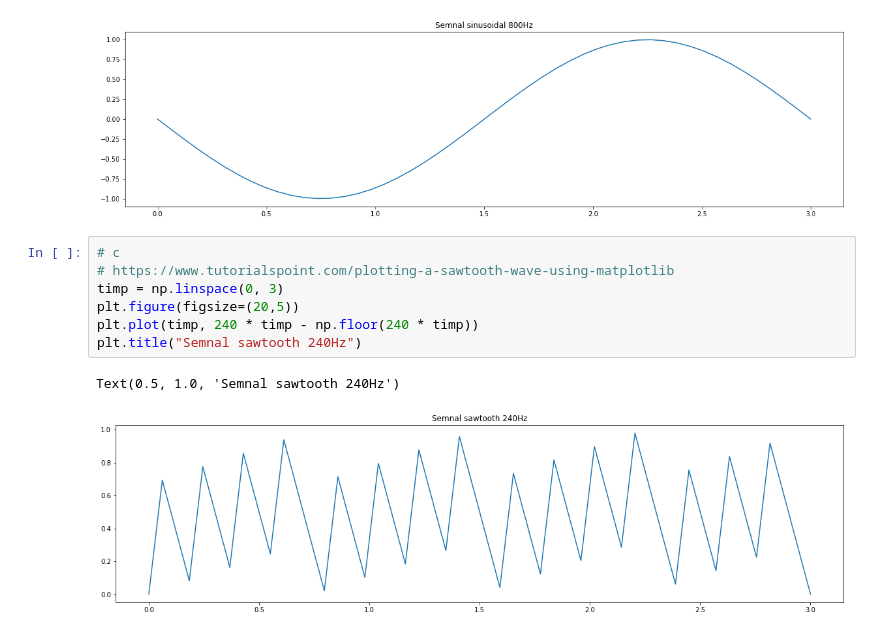
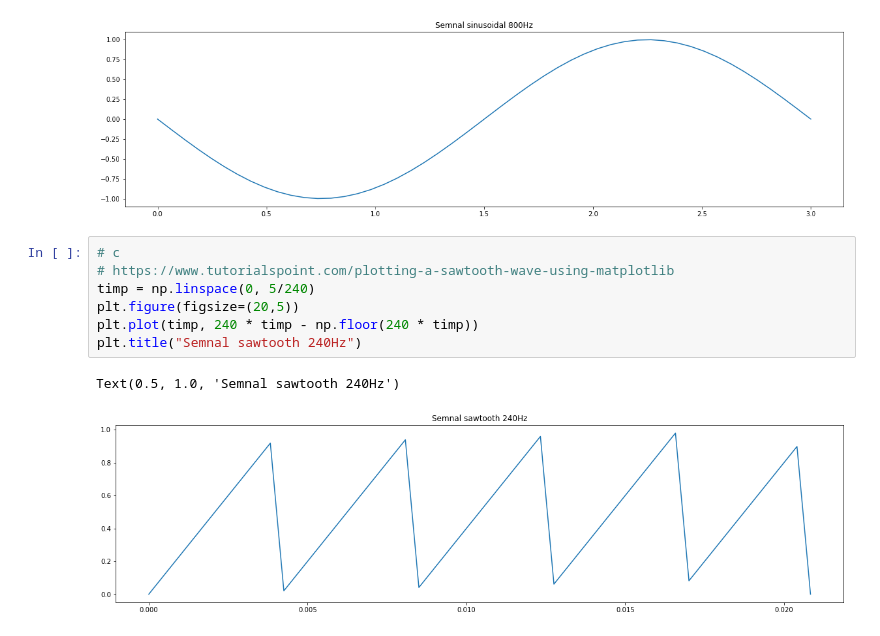
Before and after one commit to TomaBlogu/proc-sem, a Jupyter notebook: lab1/ex2.ipynb, the cells around one changed output. Drawn from its saved outputs; the diff is of its cells as text.

```diff
--- a/lab1/ex2.ipynb
+++ b/lab1/ex2.ipynb
@@ -24,10 +24,10 @@ Text(0.5, 1.0, 'Semnal sinusoidal 800Hz')
 # %%
 # c
 # https://www.tutorialspoint.com/plotting-a-sawtooth-wave-using-matplotlib
-timp = np.linspace(0, 3)
+timp = np.linspace(0, 5/240)
 plt.figure(figsize=(20,5))
 plt.plot(timp, 240 * timp - np.floor(240 * timp))
 plt.title("Semnal sawtooth 240Hz")
 # %% [output]
 Text(0.5, 1.0, 'Semnal sawtooth 240Hz')
-[figure, old version]
+[figure, new version]
```
Also changed, not shown: 2 other files.
